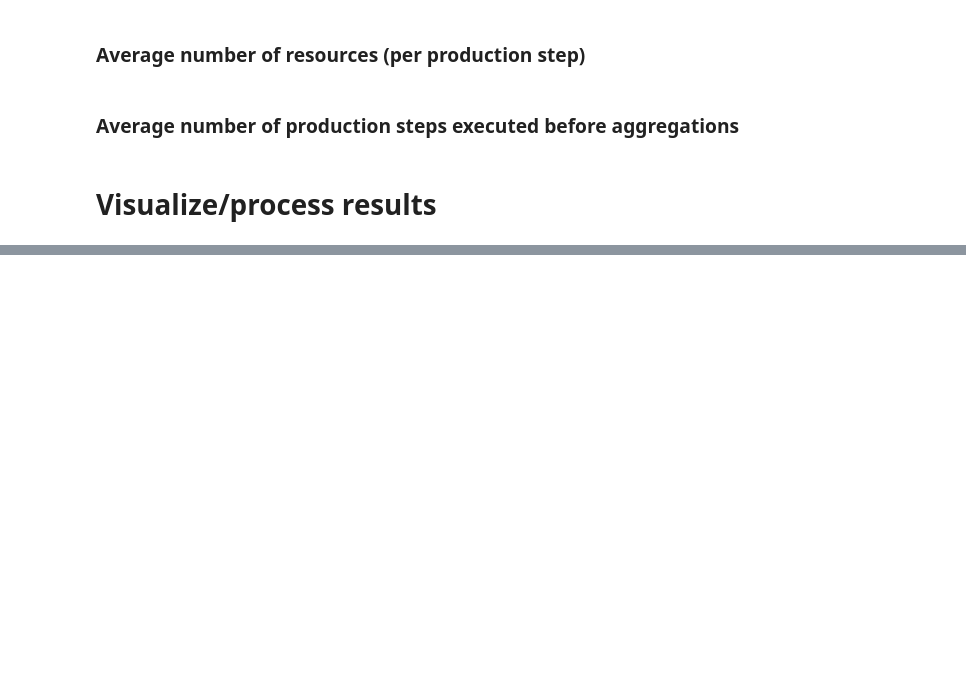
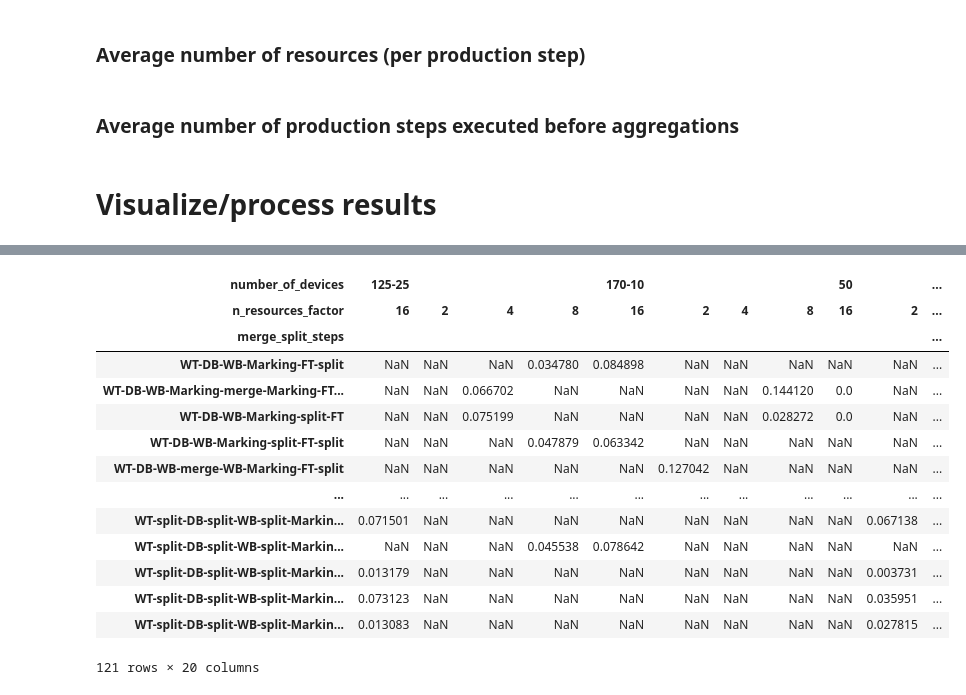
Before and after one commit to gitmpje/aggregated_traces, a Jupyter notebook: notebooks/Use case root cause - evaluation metrics.ipynb, the cells around one changed output, grey strips where cells are left out. Drawn from its saved outputs; the diff is of its cells as text; code cells hidden in the pictures; blank space fills up the shorter version.

```diff
--- a/notebooks/Use case root cause - evaluation metrics.ipynb
+++ b/notebooks/Use case root cause - evaluation metrics.ipynb
@@ -276,3 +322,21 @@ Dropdown(description='Group Label:', index=3, options=('merge_after_steps', 'num
+# %%
+interaction_profile
+# %% [output]
+| number_of_devices | 125-25 |  |  |  | 170-10 |  |  |  | 50 |  | ... |
+| n_resources_factor | 16 | 2 | 4 | 8 | 16 | 2 | 4 | 8 | 16 | 2 | ... |
+| merge_split_steps |  |  |  |  |  |  |  |  |  |  | ... |
+| WT-DB-WB-Marking-FT-split | NaN | NaN | NaN | 0.034780 | 0.084898 | NaN | NaN | NaN | NaN | NaN | ... |
+| WT-DB-WB-Marking-merge-Marking-FT... | NaN | NaN | 0.066702 | NaN | NaN | NaN | NaN | 0.144120 | 0.0 | NaN | ... |
+| WT-DB-WB-Marking-split-FT | NaN | NaN | 0.075199 | NaN | NaN | NaN | NaN | 0.028272 | 0.0 | NaN | ... |
+| WT-DB-WB-Marking-split-FT-split | NaN | NaN | NaN | 0.047879 | 0.063342 | NaN | NaN | NaN | NaN | NaN | ... |
+| WT-DB-WB-merge-WB-Marking-FT-split | NaN | NaN | NaN | NaN | NaN | 0.127042 | NaN | NaN | NaN | NaN | ... |
+| ... | ... | ... | ... | ... | ... | ... | ... | ... | ... | ... | ... |
+| WT-split-DB-split-WB-split-Markin... | 0.071501 | NaN | NaN | NaN | NaN | NaN | NaN | NaN | NaN | 0.067138 | ... |
+| WT-split-DB-split-WB-split-Markin... | NaN | NaN | NaN | 0.045538 | 0.078642 | NaN | NaN | NaN | NaN | NaN | ... |
+| WT-split-DB-split-WB-split-Markin... | 0.013179 | NaN | NaN | NaN | NaN | NaN | NaN | NaN | NaN | 0.003731 | ... |
+| WT-split-DB-split-WB-split-Markin... | 0.073123 | NaN | NaN | NaN | NaN | NaN | NaN | NaN | NaN | 0.035951 | ... |
+| WT-split-DB-split-WB-split-Markin... | 0.013083 | NaN | NaN | NaN | NaN | NaN | NaN | NaN | NaN | 0.027815 | ... |
+121 rows × 20 columns
 # %%
 import os
 import sys
```
Also changed, not shown: parts of 9 cells of this notebook, 1 other file.
